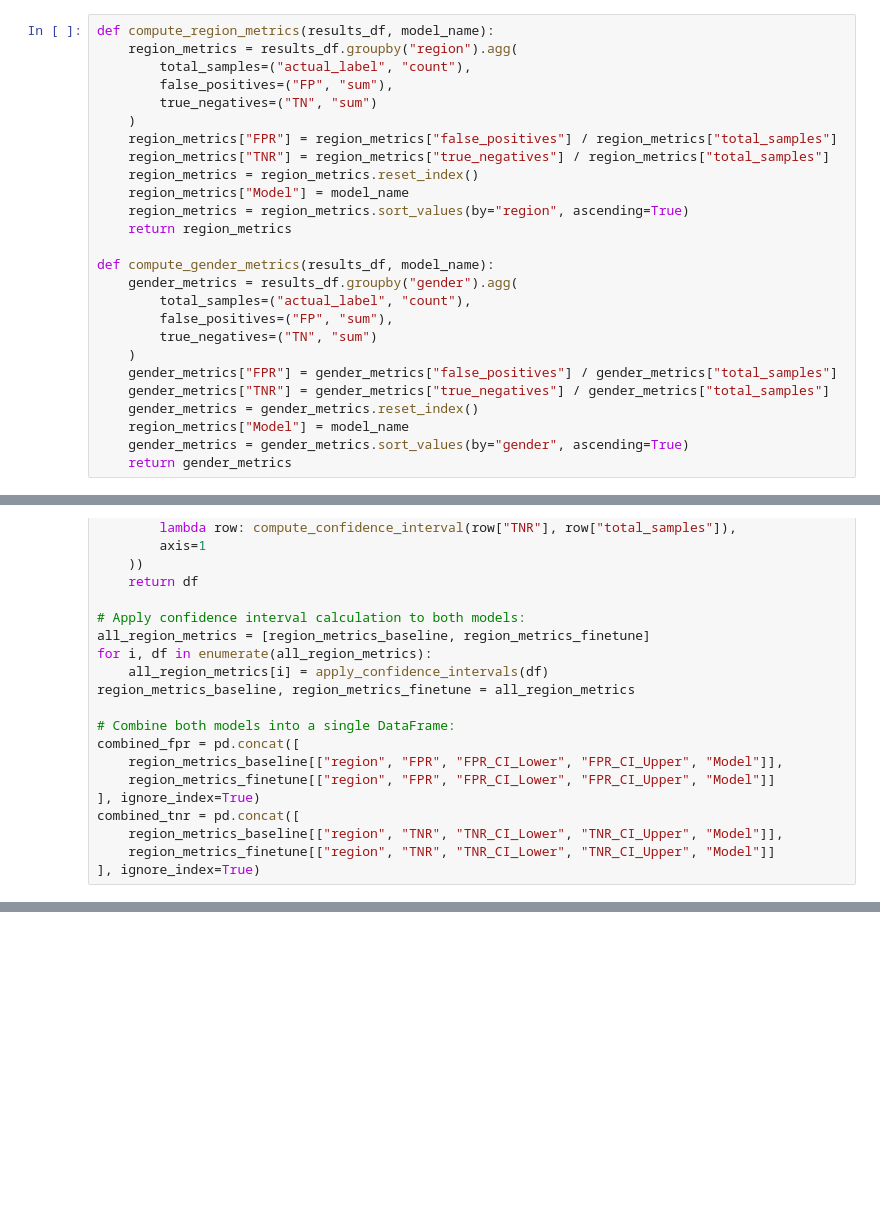
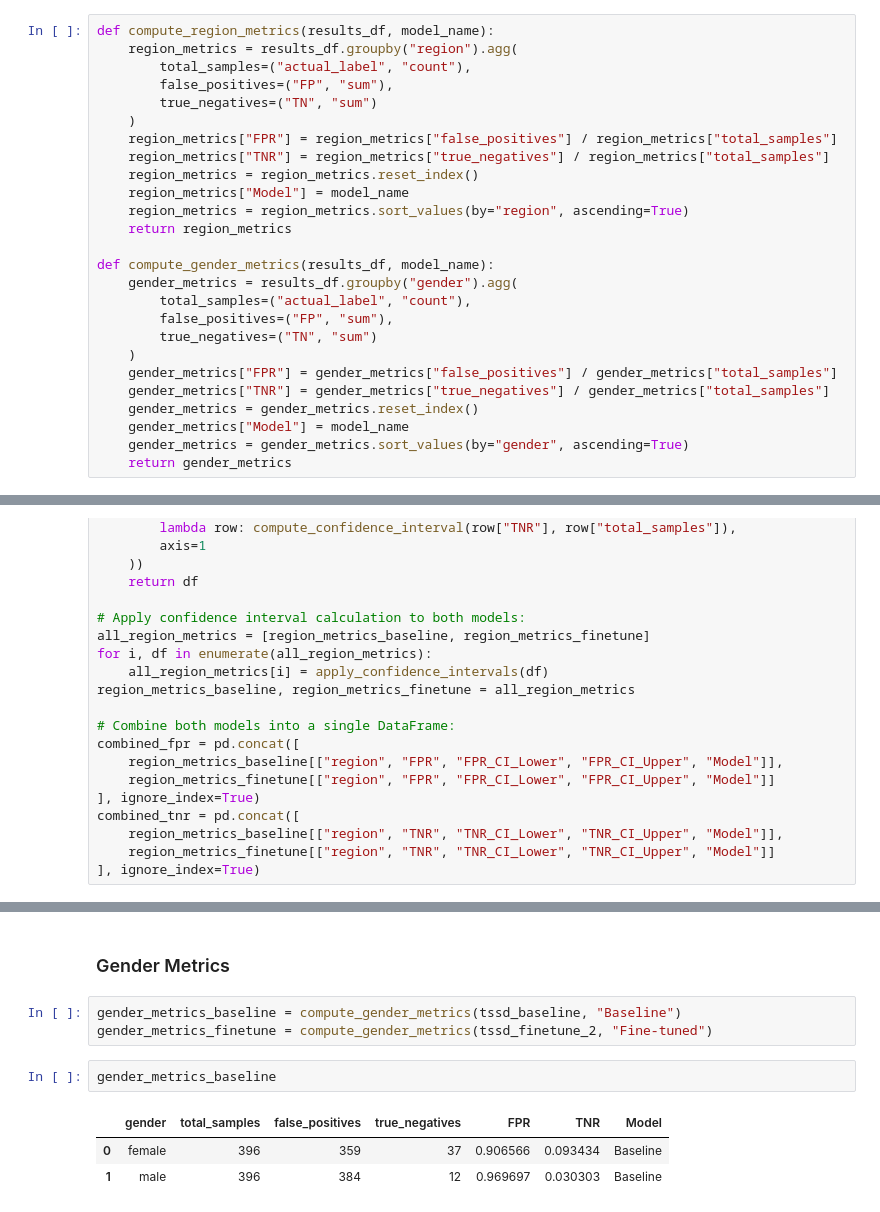
Before and after one commit to madfields17/Capstone_2025, a Jupyter notebook: tssdnet/model_results.ipynb, the cells around one changed output, grey strips where cells are left out. Cells and saved outputs as stored; diff of their text form; blank space fills up the shorter version.

```diff
--- a/tssdnet/model_results.ipynb
+++ b/tssdnet/model_results.ipynb
@@ -51,7 +53,7 @@ def compute_gender_metrics(results_df, model_name):
     gender_metrics["FPR"] = gender_metrics["false_positives"] / gender_metrics["total_samples"]
     gender_metrics["TNR"] = gender_metrics["true_negatives"] / gender_metrics["total_samples"]
     gender_metrics = gender_metrics.reset_index()
-    region_metrics["Model"] = model_name
+    gender_metrics["Model"] = model_name
     gender_metrics = gender_metrics.sort_values(by="gender", ascending=True)
     return gender_metrics
 # %%
@@ -197,0 +208,11 @@ plt.show()
+# %% [markdown]
+### Gender Metrics
+# %%
+gender_metrics_baseline = compute_gender_metrics(tssd_baseline, "Baseline")
+gender_metrics_finetune = compute_gender_metrics(tssd_finetune_2, "Fine-tuned")
+# %%
+gender_metrics_baseline
+# %% [output]
+|  | gender | total_samples | false_positives | true_negatives | FPR | TNR | Model |
+| 0 | female | 396 | 359 | 37 | 0.906566 | 0.093434 | Baseline |
+| 1 | male | 396 | 384 | 12 | 0.969697 | 0.030303 | Baseline |
```
Also changed, not shown: parts of 11 cells of this notebook.
